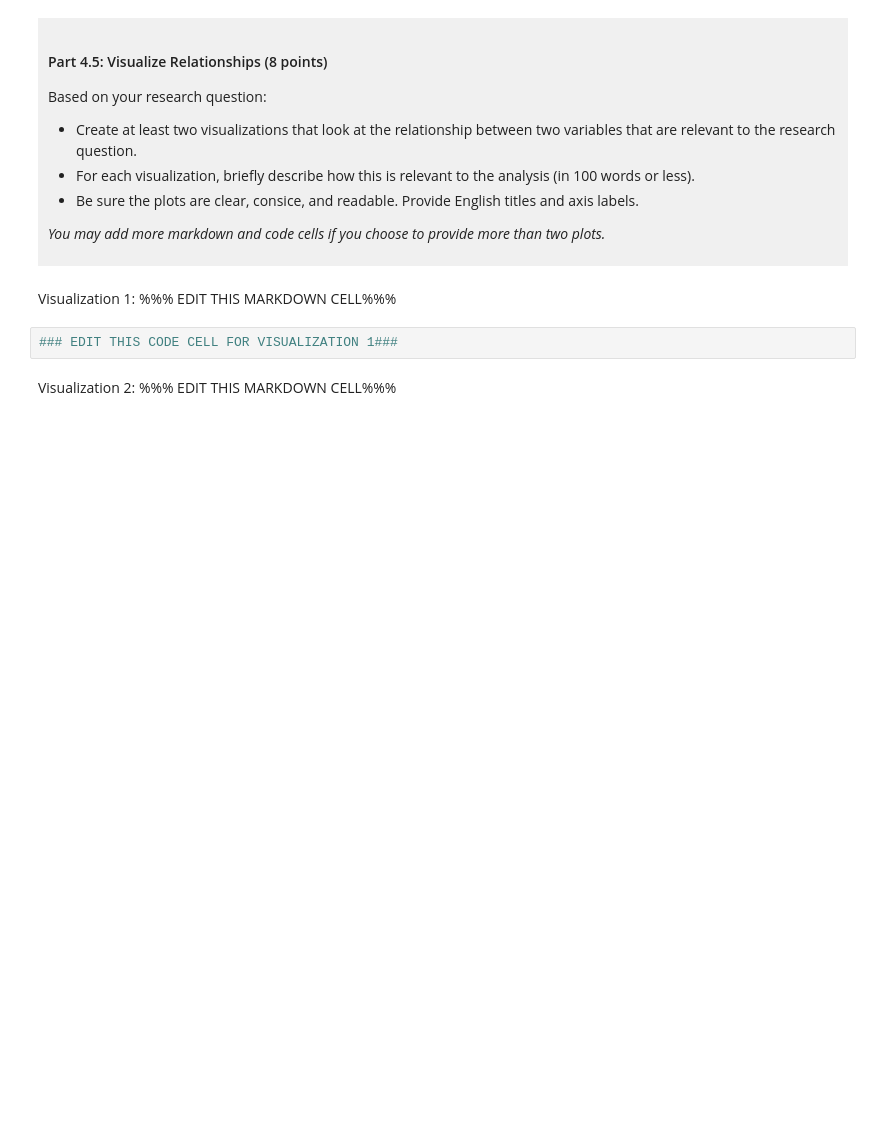
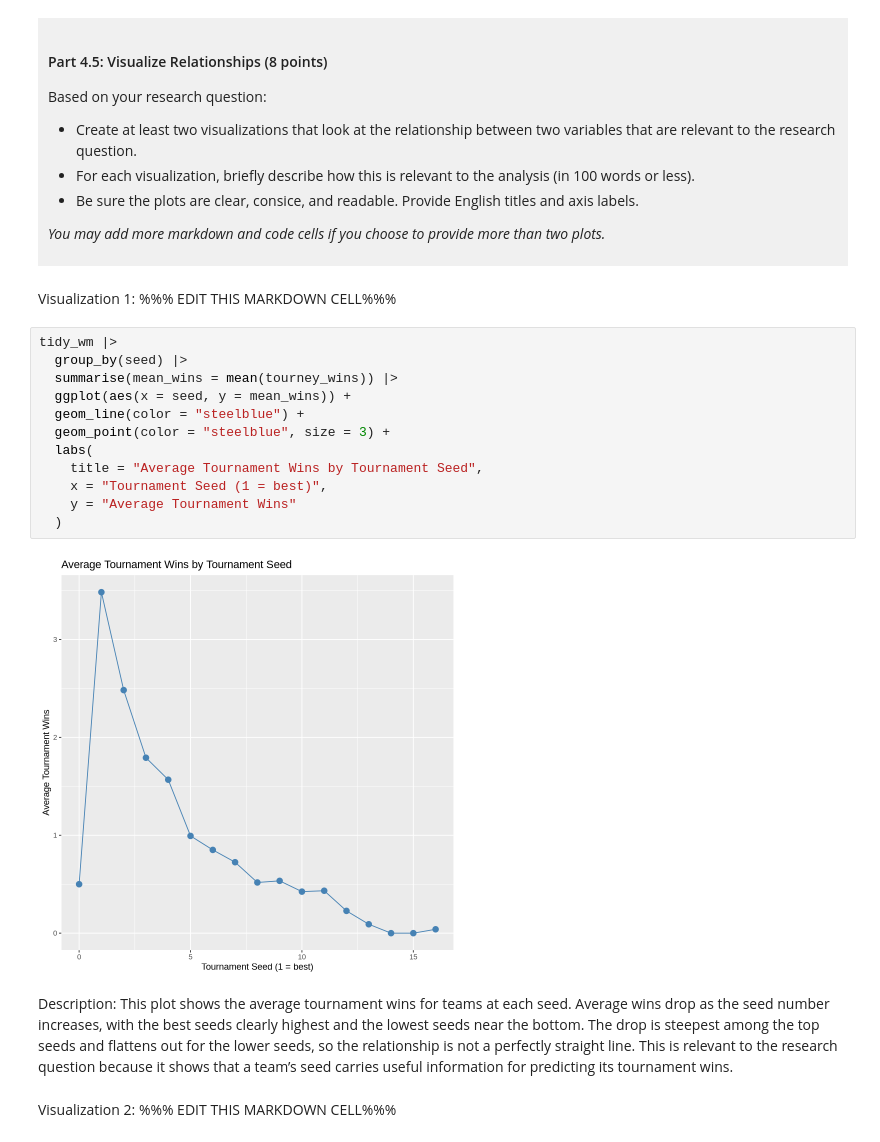
Before and after one commit to aaronchen732-star/dsci-100-aaron-chen, a Jupyter notebook: dsci-100-project-notebook.ipynb, the cells around one changed output. Saved outputs shown, nothing was run; the diff lists cells and outputs as text; blank space fills up the shorter version.

Commit message:
check point c

```diff
--- a/dsci-100-project-notebook.ipynb
+++ b/dsci-100-project-notebook.ipynb
@@ -314,8 +401,22 @@ Based on your research question:
 </div>
 # %% [markdown]
 Visualization 1: %%% EDIT THIS MARKDOWN CELL%%%
-# %%
-### EDIT THIS CODE CELL FOR VISUALIZATION 1###
+# %%
+tidy_wm |>
+  group_by(seed) |>
+  summarise(mean_wins = mean(tourney_wins)) |>
+  ggplot(aes(x = seed, y = mean_wins)) +
+  geom_line(color = "steelblue") +
+  geom_point(color = "steelblue", size = 3) +
+  labs(
+    title = "Average Tournament Wins by Tournament Seed",
+    x = "Tournament Seed (1 = best)",
+    y = "Average Tournament Wins"
+  )
+# %% [output]
+[figure, added]
+# %% [markdown]
+Description: This plot shows the average tournament wins for teams at each seed. Average wins drop as the seed number increases, with the best seeds clearly highest and the lowest seeds near the bottom. The drop is steepest among the top seeds and flattens out for the lower seeds, so the relationship is not a perfectly straight line. This is relevant to the research question because it shows that a team’s seed carries useful information for predicting its tournament wins.
 # %% [markdown]
 Visualization 2: %%% EDIT THIS MARKDOWN CELL%%%
 # %%
```
Also changed, not shown: parts of 10 cells of this notebook.
